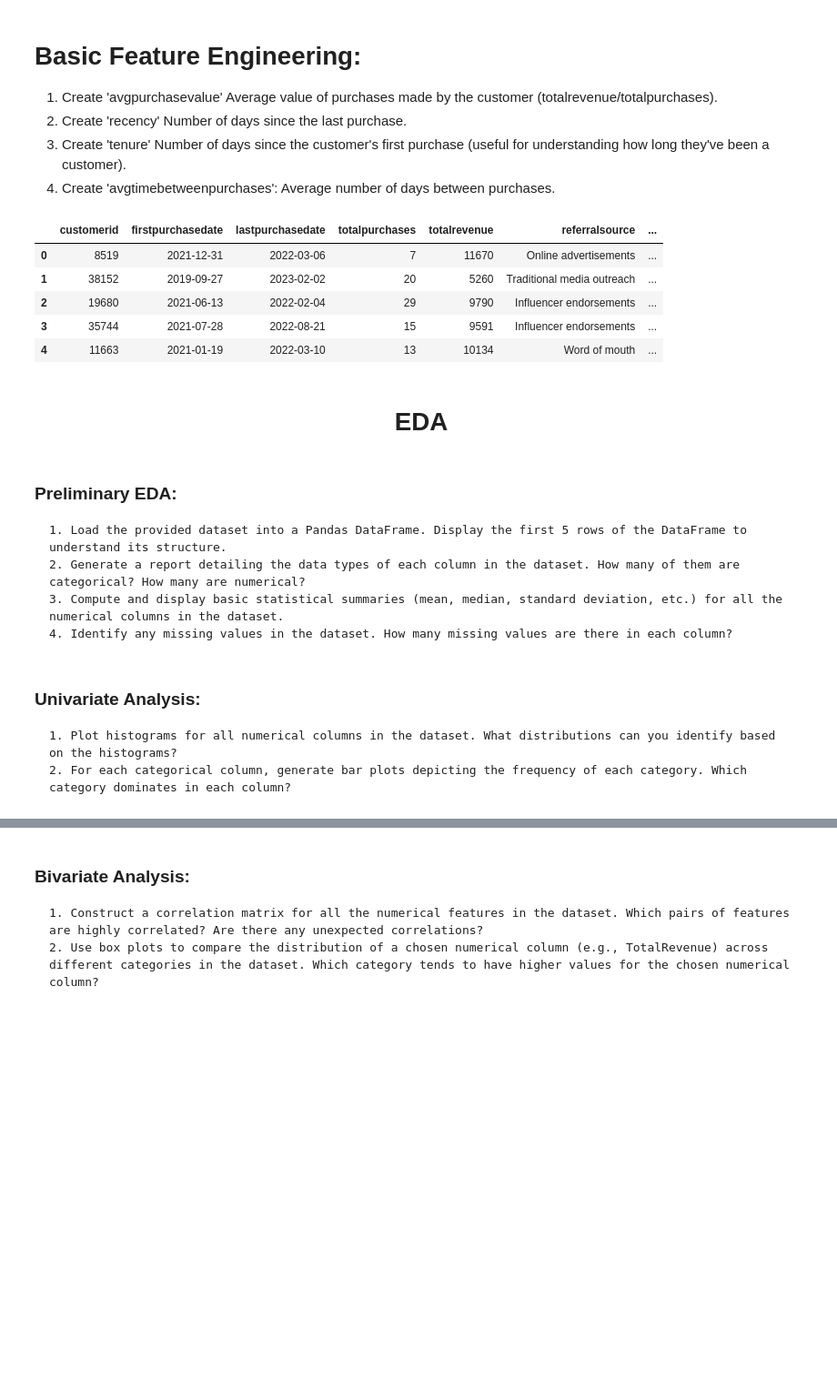
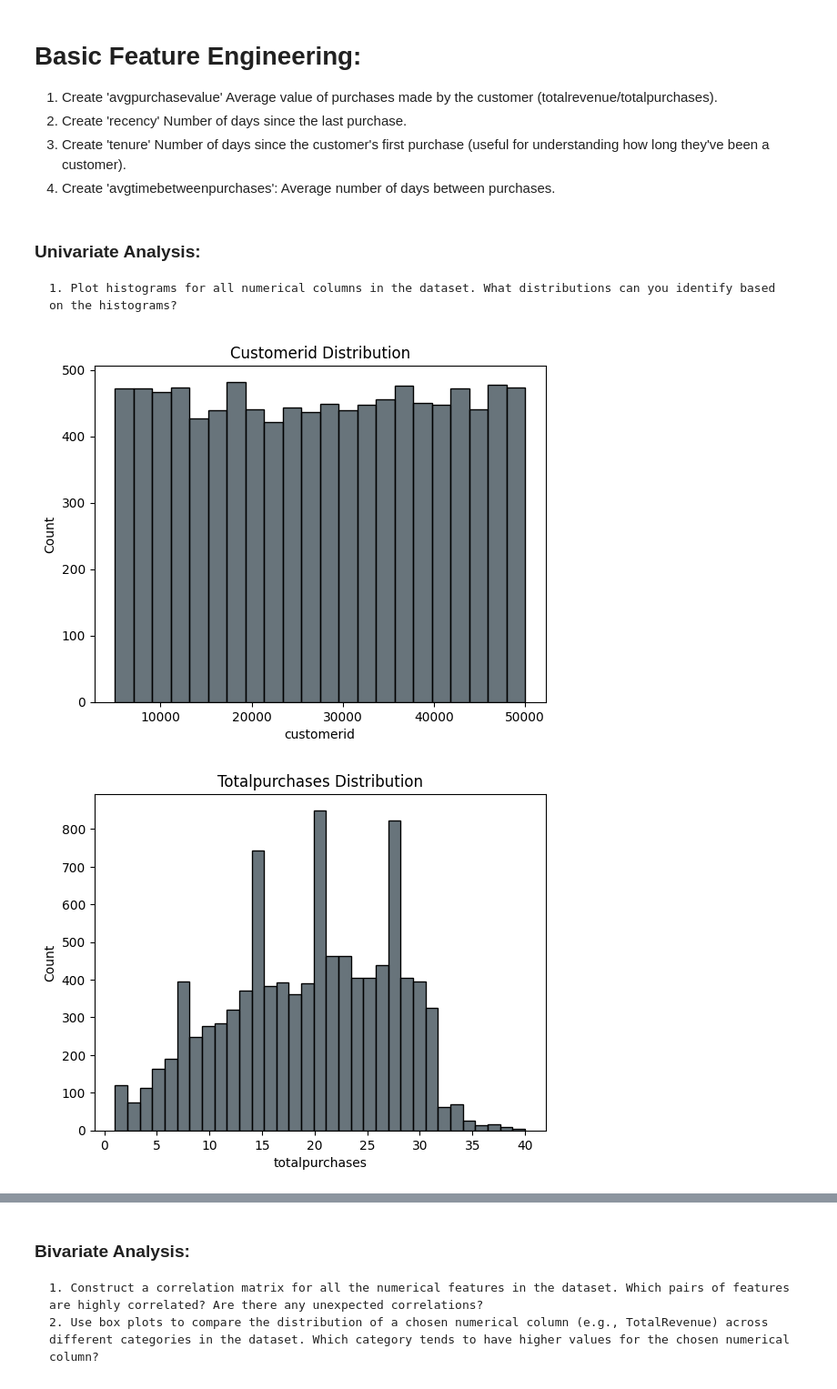
Before and after one commit to kaikesvieira/MarketingAnalytics, a Jupyter notebook: Project 4 - Customer Lifetime Value/customer_lifetime_value_code.ipynb, the cells around one changed output, grey strips where cells are left out. Shown at 91% size. Saved outputs shown, nothing was run; the diff lists cells and outputs as text; code cells hidden in the pictures; blank space fills up the shorter version.

```diff
--- a/Project 4 - Customer Lifetime Value/customer_lifetime_value_code.ipynb
+++ b/Project 4 - Customer Lifetime Value/customer_lifetime_value_code.ipynb
@@ -84,13 +83,4 @@ memory usage: 899.4+ KB
 df['avgpurchasevalue'] = df['totalrevenue'] / df['totalpurchases']
-# %%
-df.head()
-# %% [output]
-|  | customerid | firstpurchasedate | lastpurchasedate | totalpurchases | totalrevenue | referralsource | ... |
-| 0 | 8519 | 2021-12-31 | 2022-03-06 | 7 | 11670 | Online advertisements | ... |
-| 1 | 38152 | 2019-09-27 | 2023-02-02 | 20 | 5260 | Traditional media outreach | ... |
-| 2 | 19680 | 2021-06-13 | 2022-02-04 | 29 | 9790 | Influencer endorsements | ... |
-| 3 | 35744 | 2021-07-28 | 2022-08-21 | 15 | 9591 | Influencer endorsements | ... |
-| 4 | 11663 | 2021-01-19 | 2022-03-10 | 13 | 10134 | Word of mouth | ... |
 # %%
 # 2. Create 'recency' Number of days since the last purchase.
 
@@ -102,15 +92,16 @@ df['tenure'] = (pd.to_datetime('2023-09-01') - df['firstpurchasedate']).dt.days
 # %%
 # 4. Create 'avgtimebetweenpurchases': Average number of days between purchases.
 df['avgtimebetweenpurchases'] = df['tenure'] / df['totalpurchases']
-# %% [markdown]
-# <center> EDA
-# %% [markdown]
-### Preliminary EDA:
-    1. Load the provided dataset into a Pandas DataFrame. Display the first 5 rows of the DataFrame to understand its structure.
-    2. Generate a report detailing the data types of each column in the dataset. How many of them are categorical? How many are numerical?
-    3. Compute and display basic statistical summaries (mean, median, standard deviation, etc.) for all the numerical columns in the dataset.
-    4. Identify any missing values in the dataset. How many missing values are there in each column?
 # %% [markdown]
 ### Univariate Analysis:
     1. Plot histograms for all numerical columns in the dataset. What distributions can you identify based on the histograms?
-    2. For each categorical column, generate bar plots depicting the frequency of each category. Which category dominates in each column?
+# %%
+num_histogram = df.select_dtypes(include='number')
+
+for x in num_histogram:
+    sns.histplot(data = num_histogram, x = x, color = '#36454F')
+    plt.title(f"{x.title()} Distribution")
+    plt.show()
+# %% [output]
+[figure, added]
+[figure, added]
```
Also changed, not shown: parts of 20 cells of this notebook, 32 other files.
